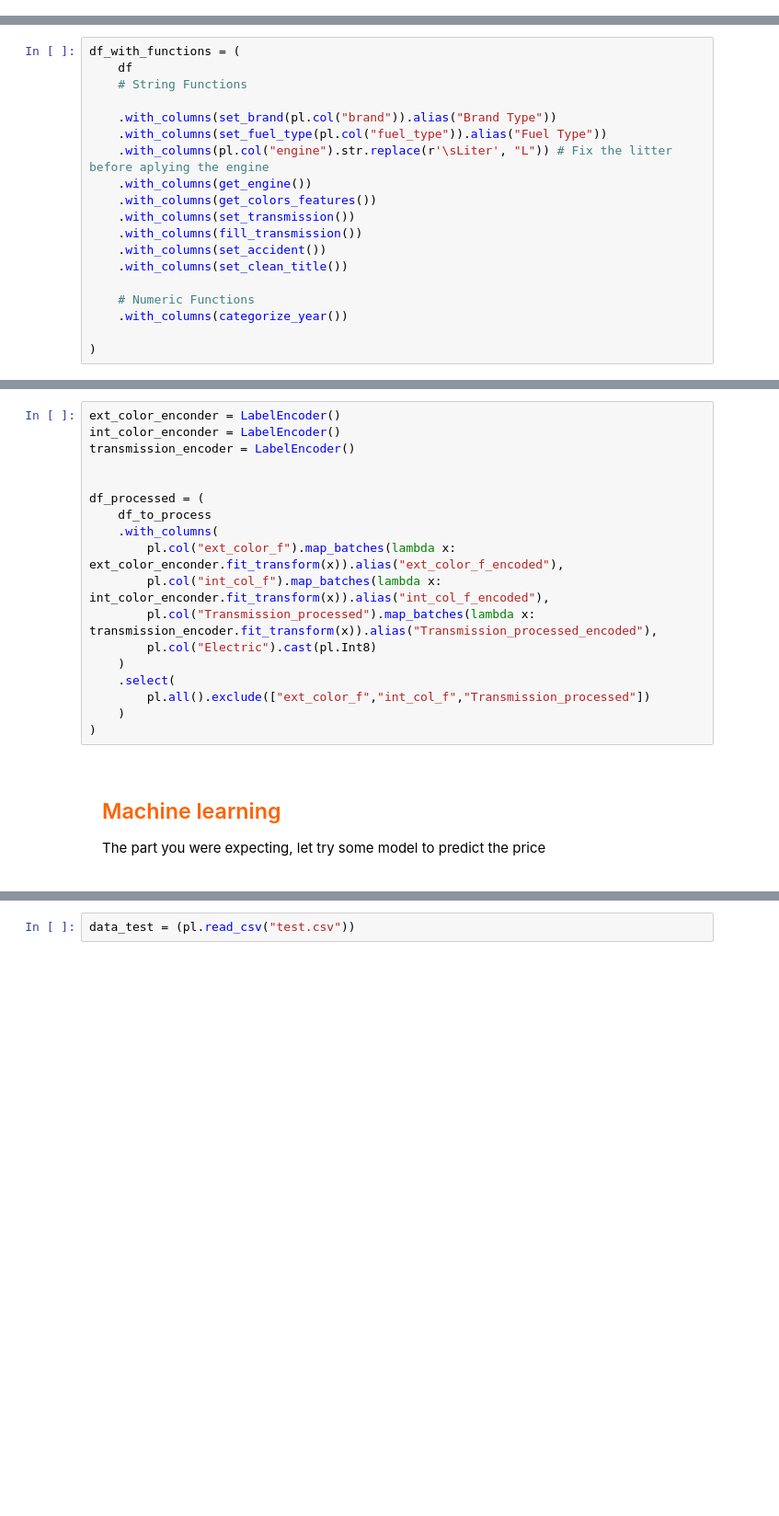
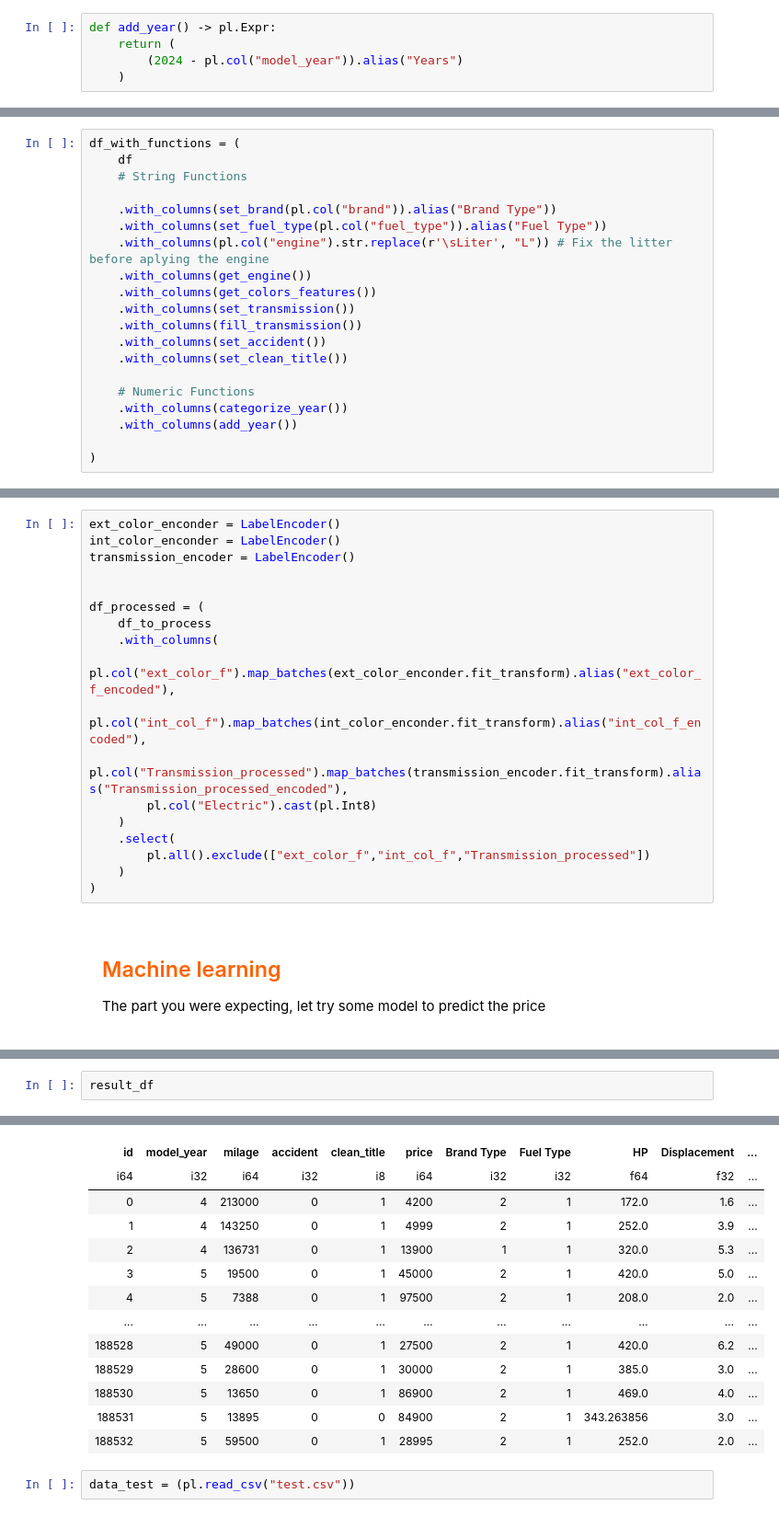
Before and after one commit to Arancium98/Regression-Cars, a Jupyter notebook: Regression for used cars.ipynb, the cells around one changed output, grey strips where cells are left out. Shown: that part at 92% size. Cells and saved outputs as stored; diff of their text form; blank space fills up the shorter version.

```diff
--- a/Regression for used cars.ipynb
+++ b/Regression for used cars.ipynb
@@ -301,6 +301,11 @@ def categorize_year() -> pl.Expr:
         .otherwise(5)
         .alias("model_year")
     )
+# %%
+def add_year() -> pl.Expr:
+    return (
+        (2024 - pl.col("model_year")).alias("Years")
+    )
 # %% [markdown]
 <div style="border-radius:10px; padding: 15px; font-size:100%; text-align:left">
 <h2 align="left"><font color=#ff6200>Apply Functions</font></h2>
@@ -323,6 +328,7 @@ df_with_functions = (
 
     # Numeric Functions
     .with_columns(categorize_year())
+    .with_columns(add_year())
 
 )
 # %% [markdown]
@@ -359,9 +365,9 @@ transmission_encoder = LabelEncoder()
 df_processed = (
     df_to_process
     .with_columns(
-        pl.col("ext_color_f").map_batches(lambda x: ext_color_enconder.fit_transform(x)).alias("ext_color_f_encoded"),
-        pl.col("int_col_f").map_batches(lambda x: int_color_enconder.fit_transform(x)).alias("int_col_f_encoded"),
-        pl.col("Transmission_processed").map_batches(lambda x: transmission_encoder.fit_transform(x)).alias("Transmission_processed_encoded"),
+        pl.col("ext_color_f").map_batches(ext_color_enconder.fit_transform).alias("ext_color_f_encoded"),
+        pl.col("int_col_f").map_batches(int_color_enconder.fit_transform).alias("int_col_f_encoded"),
+        pl.col("Transmission_processed").map_batches(transmission_encoder.fit_transform).alias("Transmission_processed_encoded"),
         pl.col("Electric").cast(pl.Int8)
     )
     .select(
@@ -394,0 +401,3 @@ RMSE: 63550.70672143222
+# %%
+result_df
+# %% [output]
@@ -395,3 +405,16 @@ RMSE: 63550.70672143222
+| id | model_year | milage | accident | clean_title | price | Brand Type | Fuel Type | HP | Displacement | ... |
+| i64 | i32 | i64 | i32 | i8 | i64 | i32 | i32 | f64 | f32 | ... |
+| 0 | 4 | 213000 | 0 | 1 | 4200 | 2 | 1 | 172.0 | 1.6 | ... |
+| 1 | 4 | 143250 | 0 | 1 | 4999 | 2 | 1 | 252.0 | 3.9 | ... |
+| 2 | 4 | 136731 | 0 | 1 | 13900 | 1 | 1 | 320.0 | 5.3 | ... |
+| 3 | 5 | 19500 | 0 | 1 | 45000 | 2 | 1 | 420.0 | 5.0 | ... |
+| 4 | 5 | 7388 | 0 | 1 | 97500 | 2 | 1 | 208.0 | 2.0 | ... |
+| … | … | … | … | … | … | … | … | … | … | ... |
+| 188528 | 5 | 49000 | 0 | 1 | 27500 | 2 | 1 | 420.0 | 6.2 | ... |
+| 188529 | 5 | 28600 | 0 | 1 | 30000 | 2 | 1 | 385.0 | 3.0 | ... |
+| 188530 | 5 | 13650 | 0 | 1 | 86900 | 2 | 1 | 469.0 | 4.0 | ... |
+| 188531 | 5 | 13895 | 0 | 0 | 84900 | 2 | 1 | 343.263856 | 3.0 | ... |
+| 188532 | 5 | 59500 | 0 | 1 | 28995 | 2 | 1 | 252.0 | 2.0 | ... |
 # %%
 data_test = (pl.read_csv("test.csv"))
 # %%
```
Also changed, not shown: parts of 5 cells of this notebook, 1 other file.
